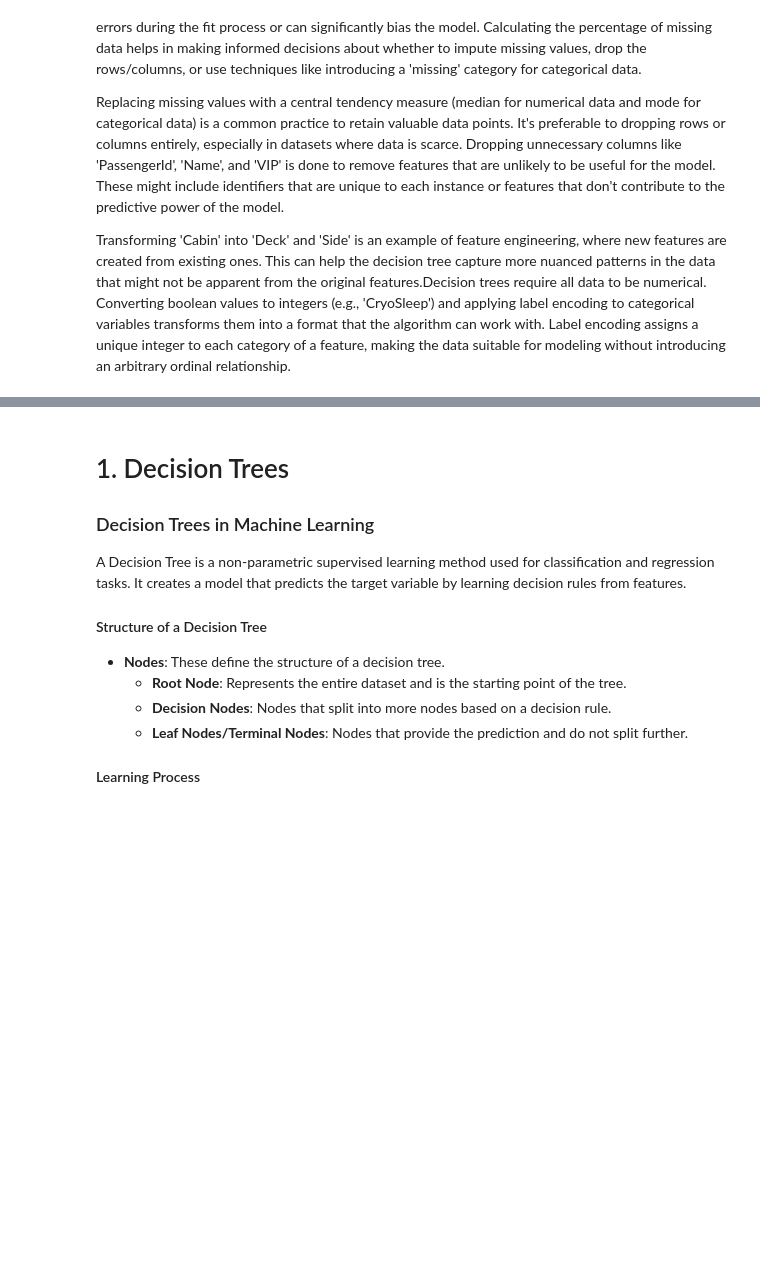
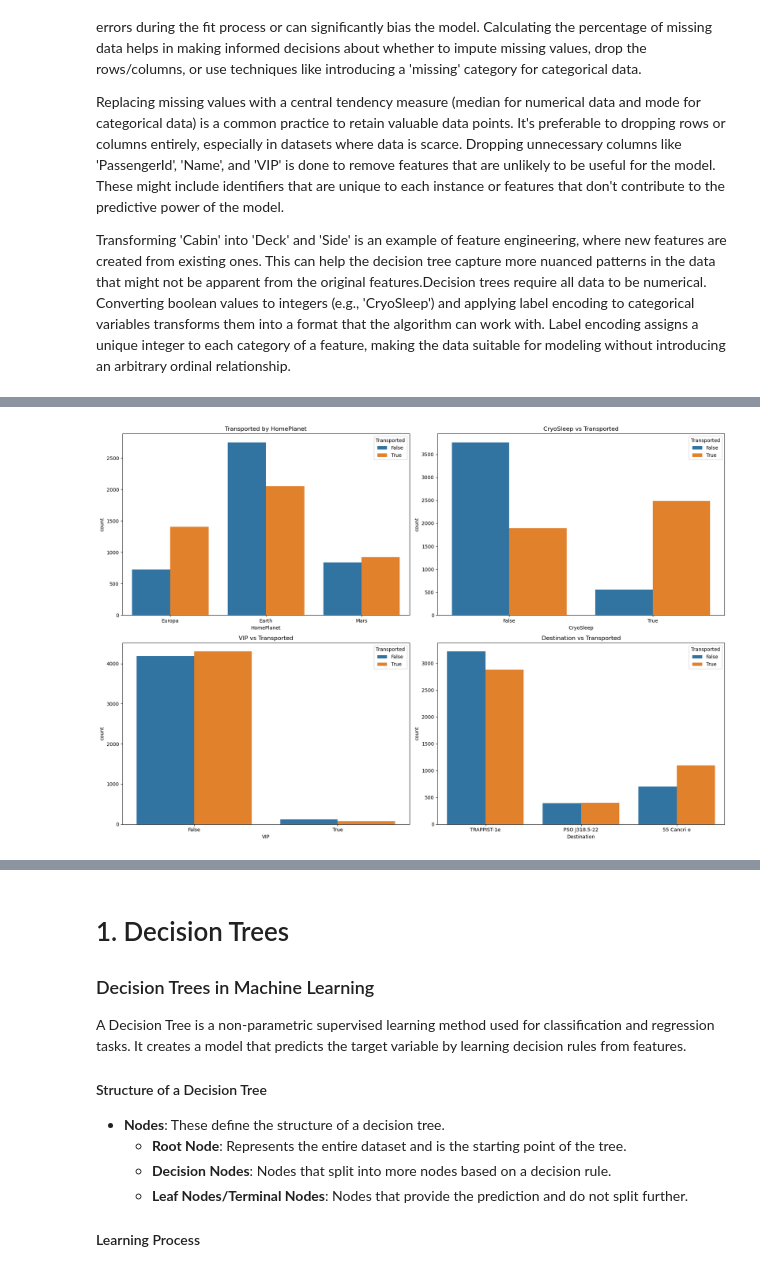
Before and after one commit to Greywolfie01/ML-Project, a Jupyter notebook: Decision_trees.ipynb, the cells around one changed output, grey strips where cells are left out. Drawn from its saved outputs; the diff is of its cells as text; code cells hidden in the pictures; blank space fills up the shorter version.

```diff
--- a/Decision_trees.ipynb
+++ b/Decision_trees.ipynb
@@ -108,3 +106,22 @@ DataFrame used for trees:
 | 2 | 1 | 0 | 2 | 58.0 | 43.0 | 3576.0 | 0.0 | 6715.0 | 49.0 | ... |
 | 3 | 1 | 0 | 2 | 33.0 | 0.0 | 1283.0 | 371.0 | 3329.0 | 193.0 | ... |
 | 4 | 0 | 0 | 2 | 16.0 | 303.0 | 70.0 | 151.0 | 565.0 | 2.0 | ... |
+# %%
+fig, axes = plt.subplots(nrows=2, ncols=2, figsize=(18, 12))
+
+sns.countplot(x='HomePlanet', hue='Transported', data=train_df, ax=axes[0, 0])
+axes[0, 0].set_title('Transported by HomePlanet')
+
+sns.countplot(x='CryoSleep', hue='Transported', data=train_df, ax=axes[0, 1])
+axes[0, 1].set_title('CryoSleep vs Transported')
+
+sns.countplot(x='VIP', hue='Transported', data=train_df, ax=axes[1, 0])
+axes[1, 0].set_title('VIP vs Transported')
+
+sns.countplot(x='Destination', hue='Transported', data=train_df, ax=axes[1, 1])
+axes[1, 1].set_title('Destination vs Transported')
+
+plt.tight_layout()
+plt.show()
+# %% [output]
+[figure, added]
```
Also changed, not shown: parts of 3 cells of this notebook.
